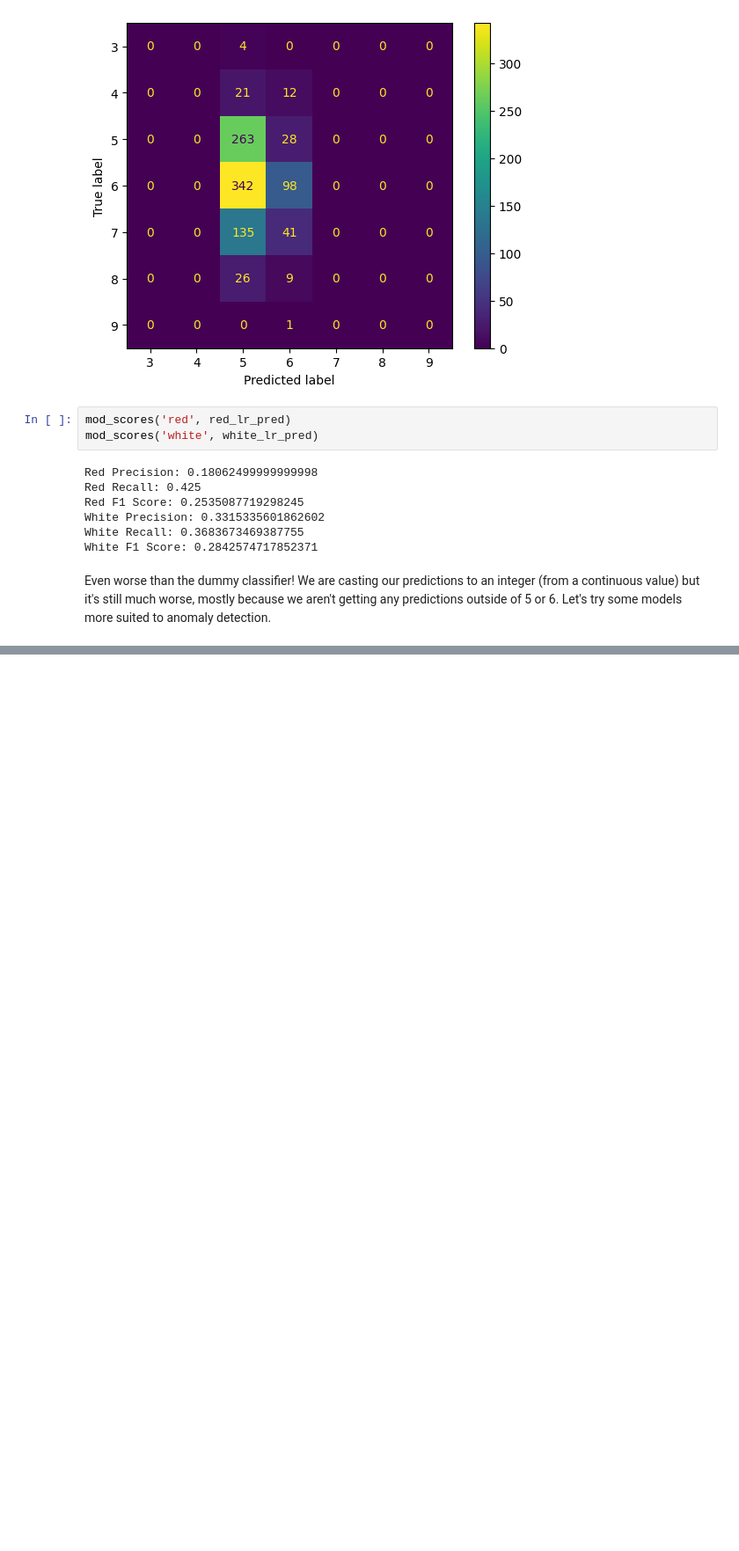
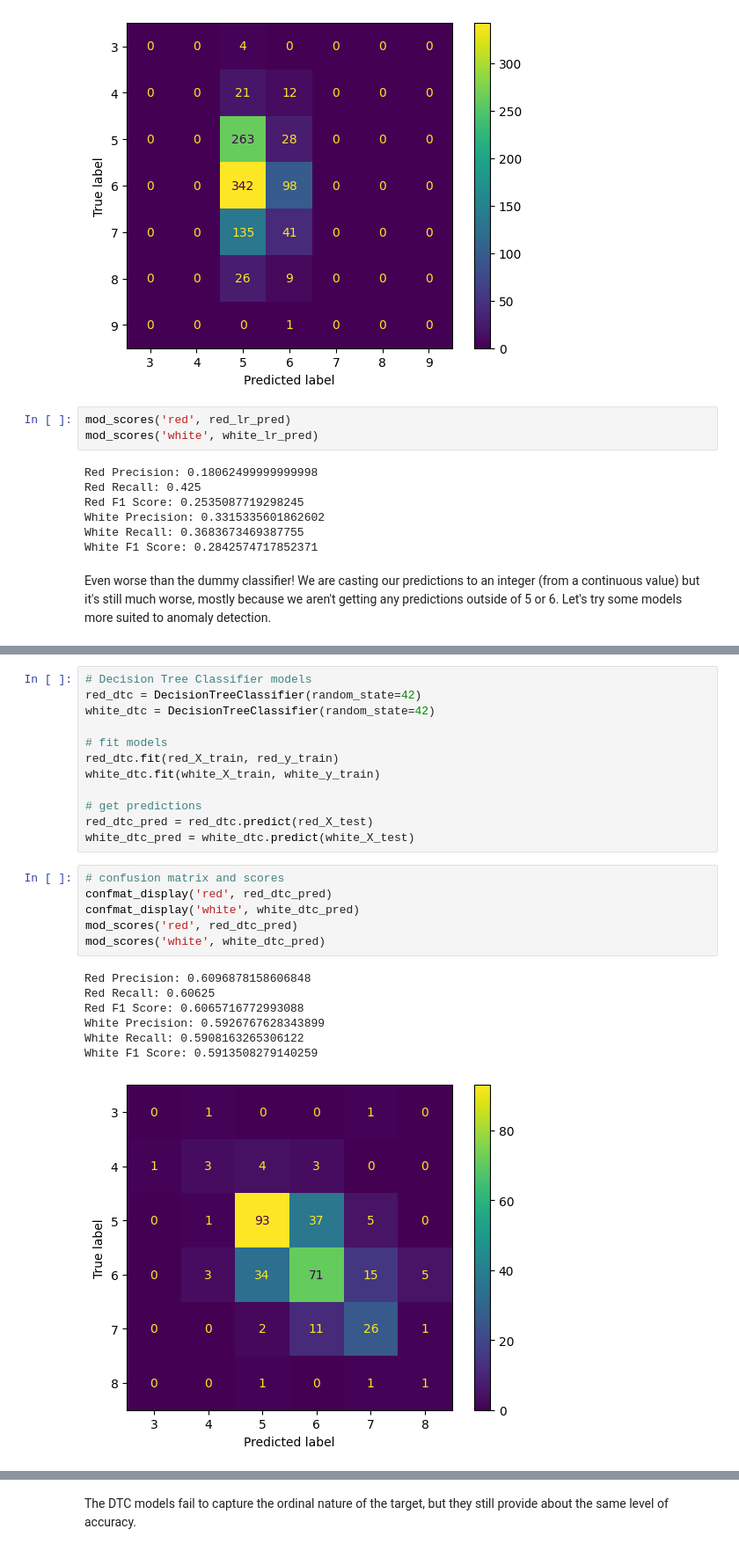
Before and after one commit to zdravoj/data-science-foundations, a Jupyter notebook: UCI_wine_quality.ipynb, the cells around one changed output, grey strips where cells are left out. Shown at 88% size. Saved outputs shown, nothing was run; the diff lists cells and outputs as text; blank space fills up the shorter version.

```diff
--- a/UCI_wine_quality.ipynb
+++ b/UCI_wine_quality.ipynb
@@ -1227,0 +1272,26 @@ Even worse than the dummy classifier! We are casting our predictions to an integ
+# %%
+# Decision Tree Classifier models
+red_dtc = DecisionTreeClassifier(random_state=42)
+white_dtc = DecisionTreeClassifier(random_state=42)
+
+# fit models
+red_dtc.fit(red_X_train, red_y_train)
+white_dtc.fit(white_X_train, white_y_train)
+
+# get predictions
+red_dtc_pred = red_dtc.predict(red_X_test)
+white_dtc_pred = white_dtc.predict(white_X_test)
+# %%
+# confusion matrix and scores
+confmat_display('red', red_dtc_pred)
+confmat_display('white', white_dtc_pred)
+mod_scores('red', red_dtc_pred)
+mod_scores('white', white_dtc_pred)
+# %% [output]
+Red Precision: 0.6096878158606848
+Red Recall: 0.60625
+Red F1 Score: 0.6065716772993088
+White Precision: 0.5926767628343899
+White Recall: 0.5908163265306122
+White F1 Score: 0.5913508279140259
+[figure, added]
@@ -1227,0 +1299,2 @@ Even worse than the dummy classifier! We are casting our predictions to an integ
+# %% [markdown]
+The DTC models fail to capture the ordinal nature of the target, but they still provide about the same level of accuracy.
```
Also changed, not shown: parts of 23 cells of this notebook.
